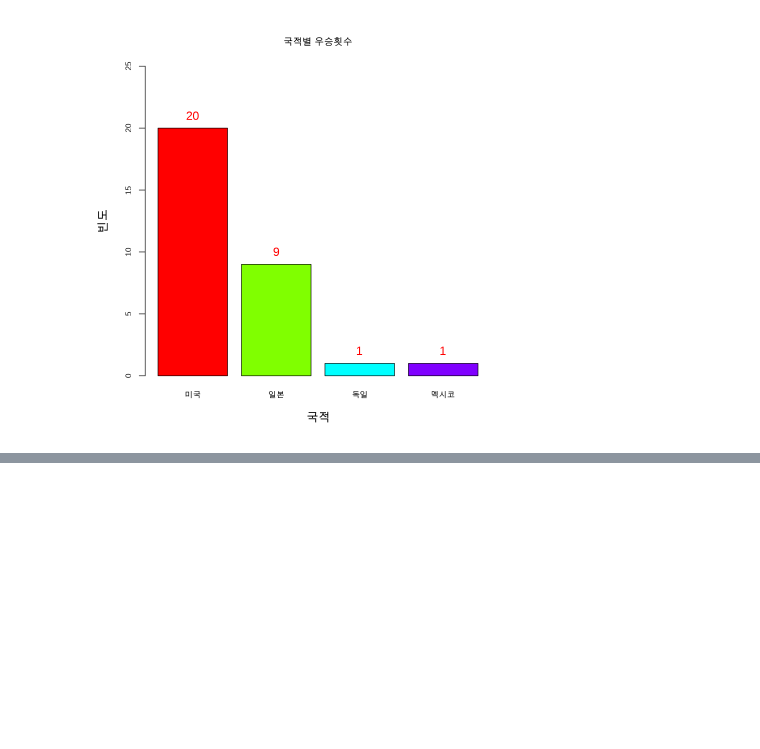
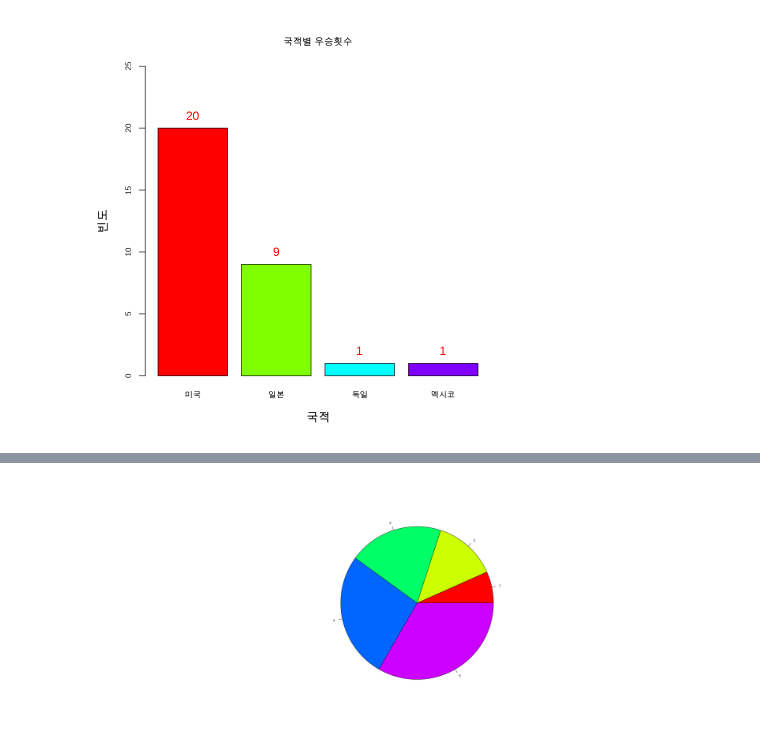
Before and after one commit to gyujin0450/Rstudy, a Jupyter notebook: 304_시각화.ipynb, the cells around one changed output, grey strips where cells are left out. Saved outputs shown, nothing was run; the diff lists cells and outputs as text; code cells hidden in the pictures; blank space fills up the shorter version.

```diff
--- a/304_시각화.ipynb
+++ b/304_시각화.ipynb
@@ -138,0 +137,8 @@ text(bp3, hd$Dogs.eaten + 1, hd$Dogs.eaten, cex = 1.1)
+# %%
+# 원그래프
+# 도수분포표의 상대도수 비율을 원모양으로 시각화
+# pie(데이터, 각종옵션)
+val <- c(10,20,30,40,50)
+pie(val, col=rainbow(length(val))) # 3시부터 반시계 반향
+# %% [output]
+[figure, added]
```
Also changed, not shown: parts of 15 cells of this notebook.
